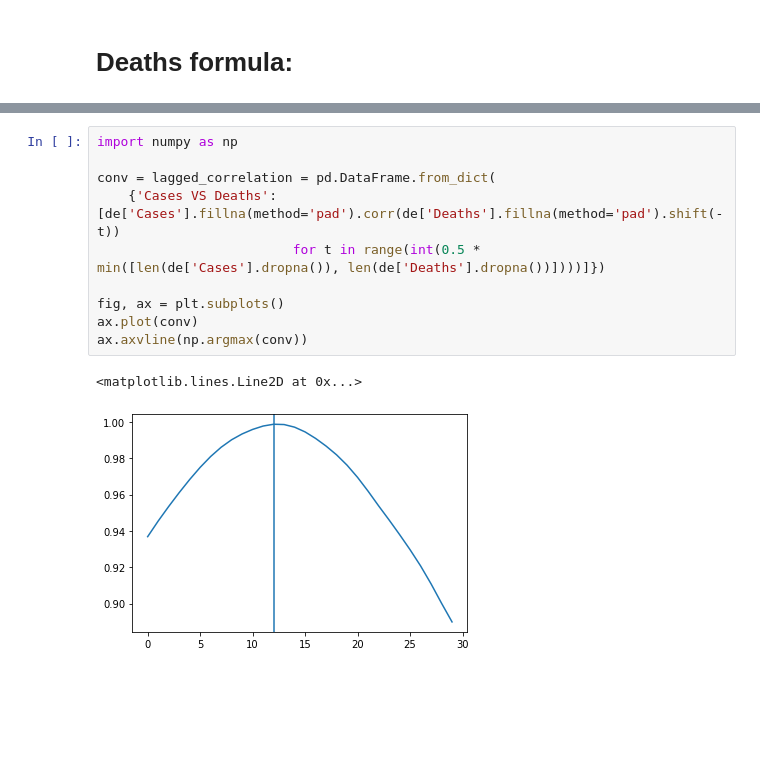
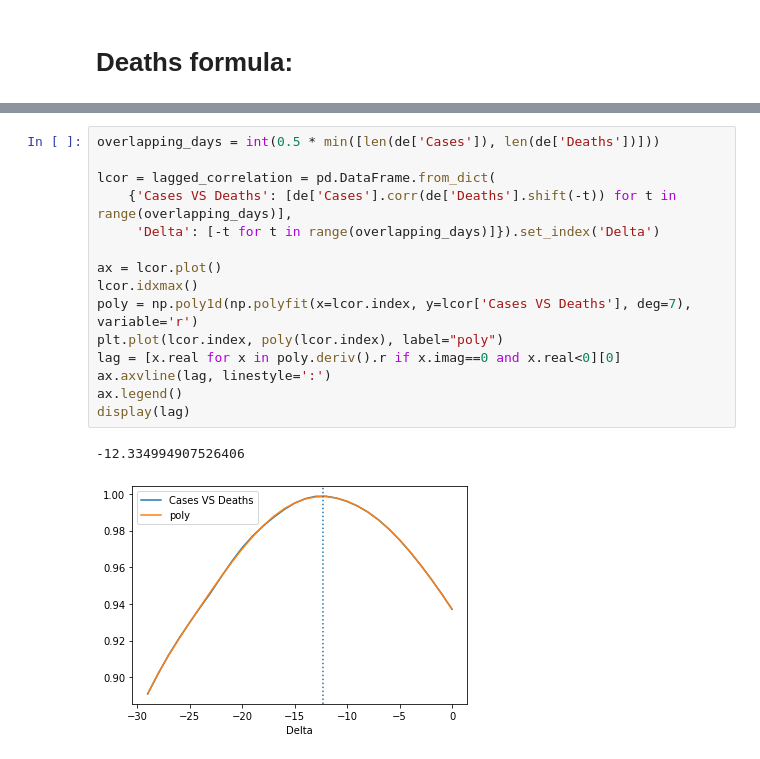
Before and after one commit to pschwede/covid19plots, a Jupyter notebook: scatter_matrix.ipynb, the cells around one changed output, grey strips where cells are left out. Saved outputs shown, nothing was run; the diff lists cells and outputs as text; blank space fills up the shorter version.

```diff
--- a/scatter_matrix.ipynb
+++ b/scatter_matrix.ipynb
@@ -49,13 +49,18 @@ Deaths =
-# %%
-import numpy as np
-
-conv = lagged_correlation = pd.DataFrame.from_dict(
-    {'Cases VS Deaths': [de['Cases'].fillna(method='pad').corr(de['Deaths'].fillna(method='pad').shift(-t))
-                         for t in range(int(0.5 * min([len(de['Cases'].dropna()), len(de['Deaths'].dropna())])))]})
-
-fig, ax = plt.subplots()
-ax.plot(conv)
-ax.axvline(np.argmax(conv))
-# %% [output]
-<matplotlib.lines.Line2D at 0x...>
-[figure, removed]
+# %%
+overlapping_days = int(0.5 * min([len(de['Cases']), len(de['Deaths'])]))
+
+lcor = lagged_correlation = pd.DataFrame.from_dict(
+    {'Cases VS Deaths': [de['Cases'].corr(de['Deaths'].shift(-t)) for t in range(overlapping_days)],
+     'Delta': [-t for t in range(overlapping_days)]}).set_index('Delta')
+
+ax = lcor.plot()
+lcor.idxmax()
+poly = np.poly1d(np.polyfit(x=lcor.index, y=lcor['Cases VS Deaths'], deg=7), variable='r')
+plt.plot(lcor.index, poly(lcor.index), label="poly")
+lag = [x.real for x in poly.deriv().r if x.imag==0 and x.real<0][0]
+ax.axvline(lag, linestyle=':')
+ax.legend()
+display(lag)
+# %% [output]
+-12.334994907526406
+[figure, added]
```
Also changed, not shown: parts of 3 cells of this notebook, 1 other file.
